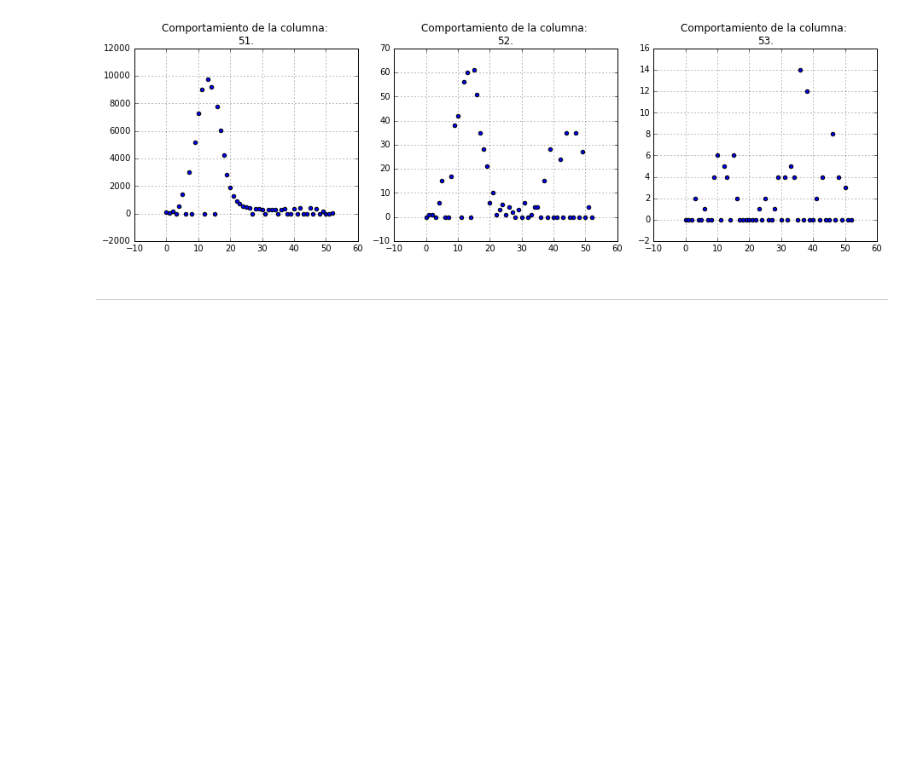
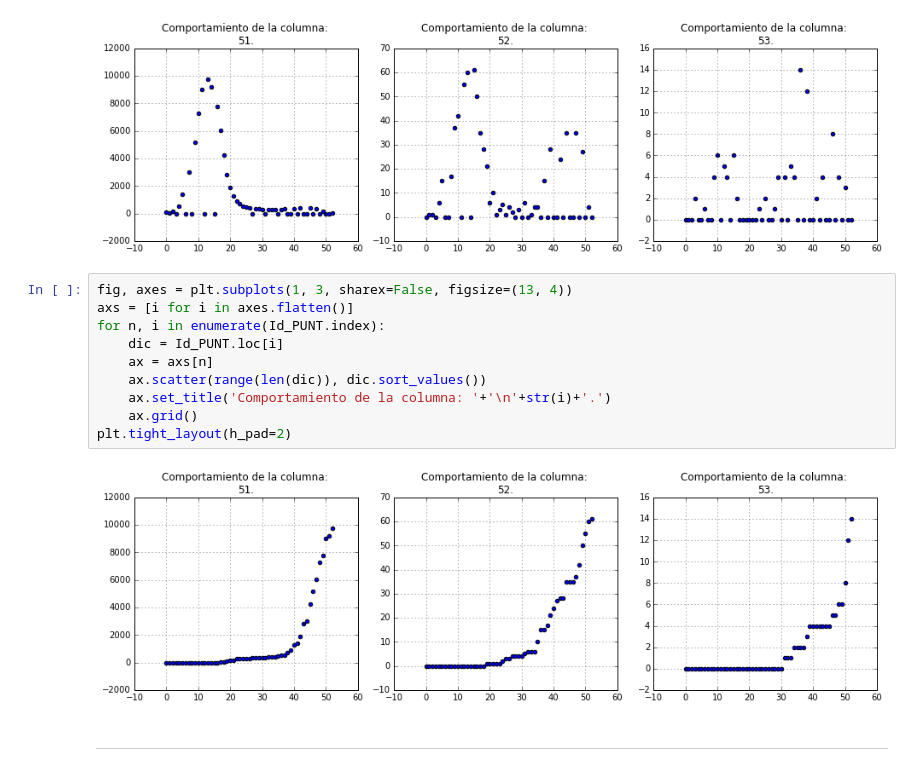
Before and after one commit to AronForero/ICFESProject, a Jupyter notebook: New_Project/Descriptive_Analisis/Segmentation/Segmentation_2000.ipynb, the cells around one changed output. Saved outputs shown, nothing was run; the diff lists cells and outputs as text; blank space fills up the shorter version.

Commit message:
Trying to predict again, with the ordered subject's scores... Trying to understand more about the plots

```diff
--- a/New_Project/Descriptive_Analisis/Segmentation/Segmentation_2000.ipynb
+++ b/New_Project/Descriptive_Analisis/Segmentation/Segmentation_2000.ipynb
@@ -139,6 +136,18 @@ for n, i in enumerate(Id_PUNT.index):
 plt.tight_layout(h_pad=2)
 # %% [output]
 [figure]
+# %%
+fig, axes = plt.subplots(1, 3, sharex=False, figsize=(13, 4))
+axs = [i for i in axes.flatten()]
+for n, i in enumerate(Id_PUNT.index):
+    dic = Id_PUNT.loc[i]
+    ax = axs[n]
+    ax.scatter(range(len(dic)), dic.sort_values())
+    ax.set_title('Comportamiento de la columna: '+'\n'+str(i)+'.')
+    ax.grid()
+plt.tight_layout(h_pad=2)
+# %% [output]
+[figure, added]
 # %% [markdown]
 ______
 # %%
```
Also changed, not shown: parts of 6 cells of this notebook, 1 other file.
